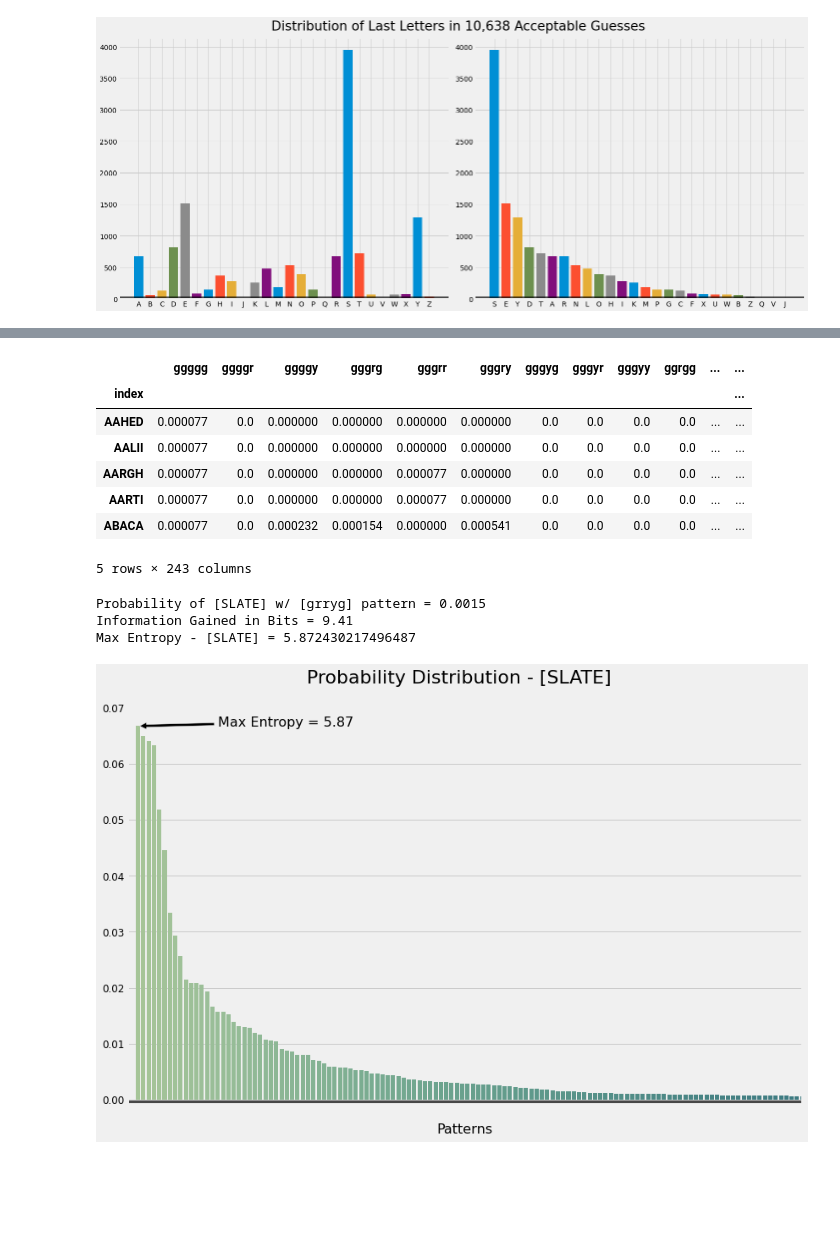
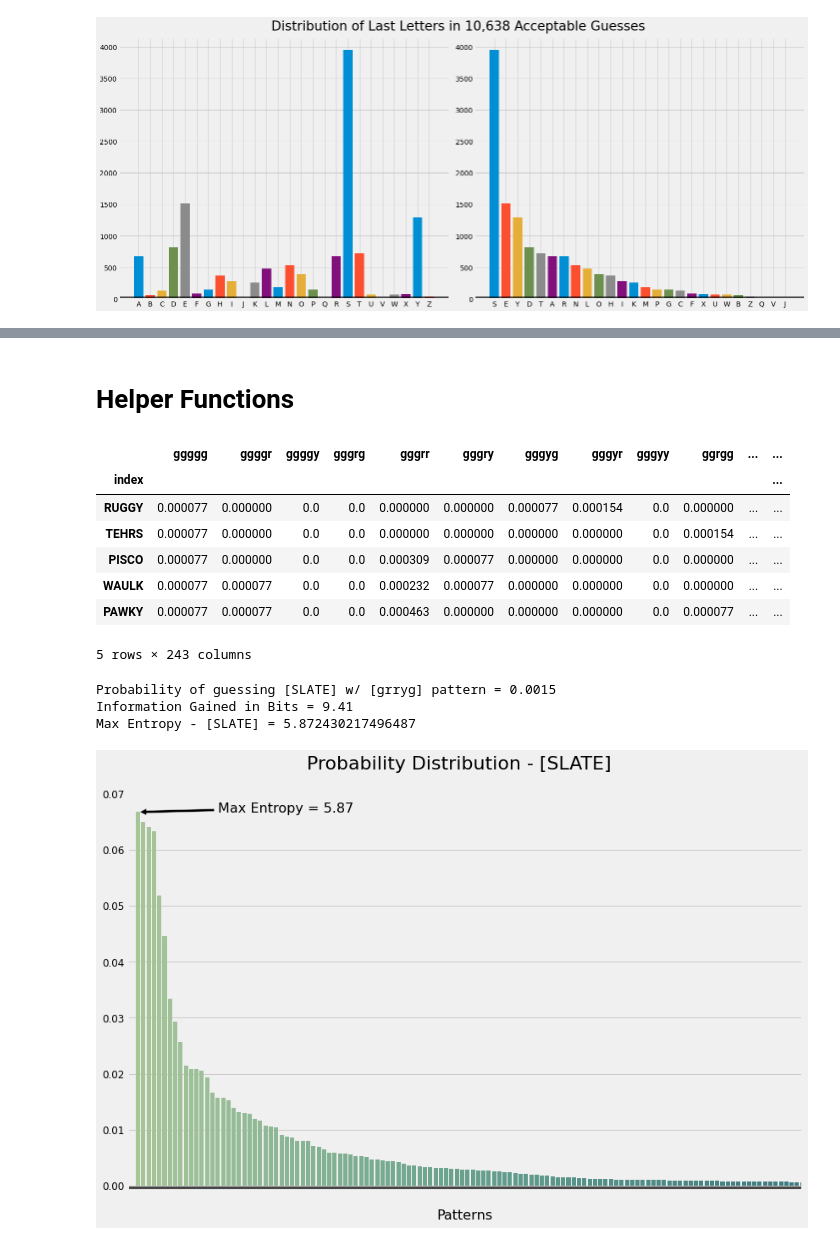
Before and after one commit to noah-kg/wordle-data-analysis, a Jupyter notebook: Wordle Analysis.ipynb, the cells around one changed output, grey strips where cells are left out. Saved outputs shown, nothing was run; the diff lists cells and outputs as text; code cells hidden in the pictures; blank space fills up the shorter version.

Commit message:
cleaned up comments, reorganized code cells, added weight calculation, included .csv word lists

```diff
--- a/Wordle Analysis.ipynb
+++ b/Wordle Analysis.ipynb
@@ -174,11 +177,0 @@ def letter_prob_guesses(letter):
-# %%
-#create df of probabilities for each letter in each position
-letters = pd.DataFrame(columns = ['1st', '2nd', '3rd', '4th', '5th'],
-                       index=sorted(guess_letter_counts.keys()))
-
-for i in range(26):
-    probs = letter_prob_guesses(letter_list[i])
-    for j in range(5):
-        letters.iloc[i,j] = probs[j]
-
-letters
@@ -202,0 +178,22 @@ letters
+# %%
+#calculate probability for each letter in each position
+def letter_prob_guesses(letter):
+    letter = letter.upper()
+    letter1 = letter1_guess_counts[letter] / NUM_GUESSES
+    letter2 = letter2_guess_counts[letter] / NUM_GUESSES
+    letter3 = letter3_guess_counts[letter] / NUM_GUESSES
+    letter4 = letter4_guess_counts[letter] / NUM_GUESSES
+    letter5 = letter5_guess_counts[letter] / NUM_GUESSES
+
+    return [letter1, letter2, letter3, letter4, letter5]
+
+#create df of probabilities for each letter in each position
+letters = pd.DataFrame(columns = ['1st', '2nd', '3rd', '4th', '5th'],
+                       index=sorted(guess_letter_counts.keys()))
+
+for i in range(26):
+    probs = letter_prob_guesses(ALPHABET[i])
+    for j in range(5):
+        letters.iloc[i,j] = probs[j]
+
+letters
@@ -203 +218,3 @@ letters
+# %% [markdown]
+# Helper Functions
 # %%
@@ -419,15 +451,17 @@ def get_freq_based_priority(n_common=3000, width_under_sigmoid=10):
 # %%
-#returns dataframe of ALL probabilities for EVERY combination of EVERY word
-patterns = get_pattern_matrix(guesses, combinations)
-patterns.head()
+#returns dataframe of ALL probabilities for EVERY combination of EVERY word - not weighted
+patterns = get_pattern_matrix(guesses)
+
+#display 5 random samples to show it works
+patterns.sample(n=5)
 # %% [output]
 |  | ggggg | ggggr | ggggy | gggrg | gggrr | gggry | gggyg | gggyr | gggyy | ggrgg | ... | ... |
 | index |  |  |  |  |  |  |  |  |  |  |  | ... |
-| AAHED | 0.000077 | 0.0 | 0.000000 | 0.000000 | 0.000000 | 0.000000 | 0.0 | 0.0 | 0.0 | 0.0 | ... | ... |
-| AALII | 0.000077 | 0.0 | 0.000000 | 0.000000 | 0.000000 | 0.000000 | 0.0 | 0.0 | 0.0 | 0.0 | ... | ... |
-| AARGH | 0.000077 | 0.0 | 0.000000 | 0.000000 | 0.000077 | 0.000000 | 0.0 | 0.0 | 0.0 | 0.0 | ... | ... |
-| AARTI | 0.000077 | 0.0 | 0.000000 | 0.000000 | 0.000077 | 0.000000 | 0.0 | 0.0 | 0.0 | 0.0 | ... | ... |
-| ABACA | 0.000077 | 0.0 | 0.000232 | 0.000154 | 0.000000 | 0.000541 | 0.0 | 0.0 | 0.0 | 0.0 | ... | ... |
+| RUGGY | 0.000077 | 0.000000 | 0.0 | 0.0 | 0.000000 | 0.000000 | 0.000077 | 0.000154 | 0.0 | 0.000000 | ... | ... |
+| TEHRS | 0.000077 | 0.000000 | 0.0 | 0.0 | 0.000000 | 0.000000 | 0.000000 | 0.000000 | 0.0 | 0.000154 | ... | ... |
+| PISCO | 0.000077 | 0.000000 | 0.0 | 0.0 | 0.000309 | 0.000077 | 0.000000 | 0.000000 | 0.0 | 0.000000 | ... | ... |
+| WAULK | 0.000077 | 0.000077 | 0.0 | 0.0 | 0.000232 | 0.000077 | 0.000000 | 0.000000 | 0.0 | 0.000000 | ... | ... |
+| PAWKY | 0.000077 | 0.000077 | 0.0 | 0.0 | 0.000463 | 0.000000 | 0.000000 | 0.000000 | 0.0 | 0.000077 | ... | ... |
 5 rows × 243 columns
 # %%
 #testing functionality
@@ -436,7 +470,7 @@ find_patt = 'grryg'
 
 #finds probability of given word with given pattern
 p = patterns.loc[find_word, find_patt]
-print(f'Probability of [{find_word}] w/ [{find_patt}] pattern = {round(p,4)}')
+print(f'Probability of guessing [{find_word}] w/ [{find_patt}] pattern = {round(p,4)}')
 
 #calculates information gain in bits
 i = get_information(p)
@@ -451,7 +485,7 @@ print(f'Max Entropy - [{find_word}] = {get_entropy(patterns.loc[find_word])}')
 #plot probability distribution
 plot_pattern_distr(find_word)
 # %% [output]
-Probability of [SLATE] w/ [grryg] pattern = 0.0015
+Probability of guessing [SLATE] w/ [grryg] pattern = 0.0015
 Information Gained in Bits = 9.41
 Max Entropy - [SLATE] = 5.872430217496487
 [figure]
```
Also changed, not shown: parts of 21 cells of this notebook, 2 other files.
